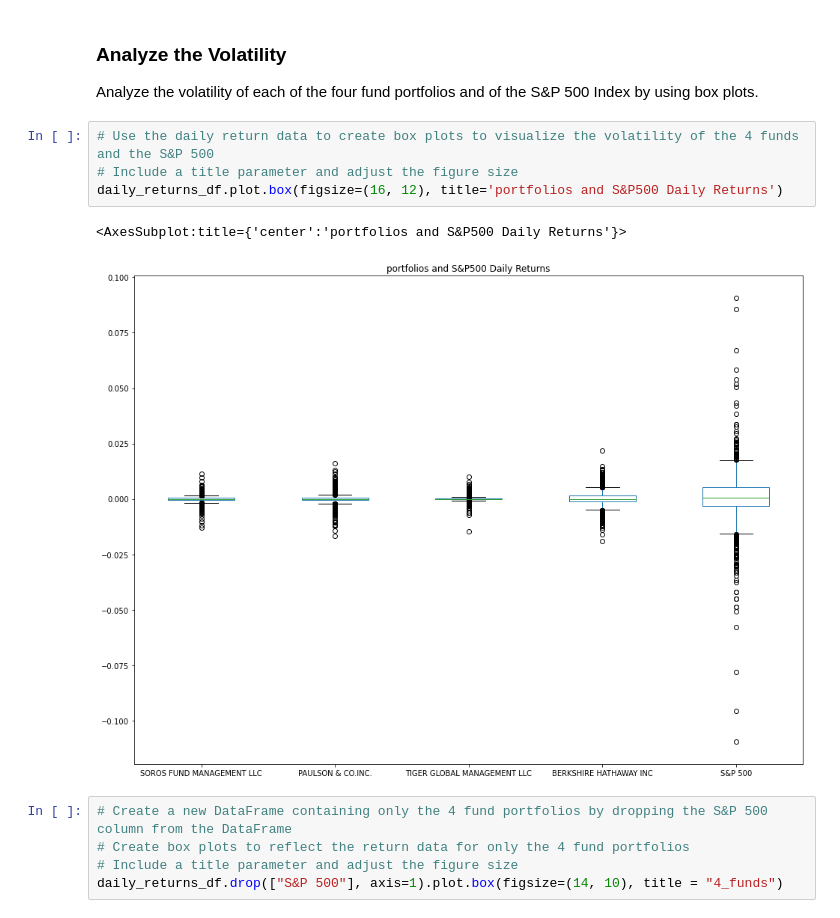
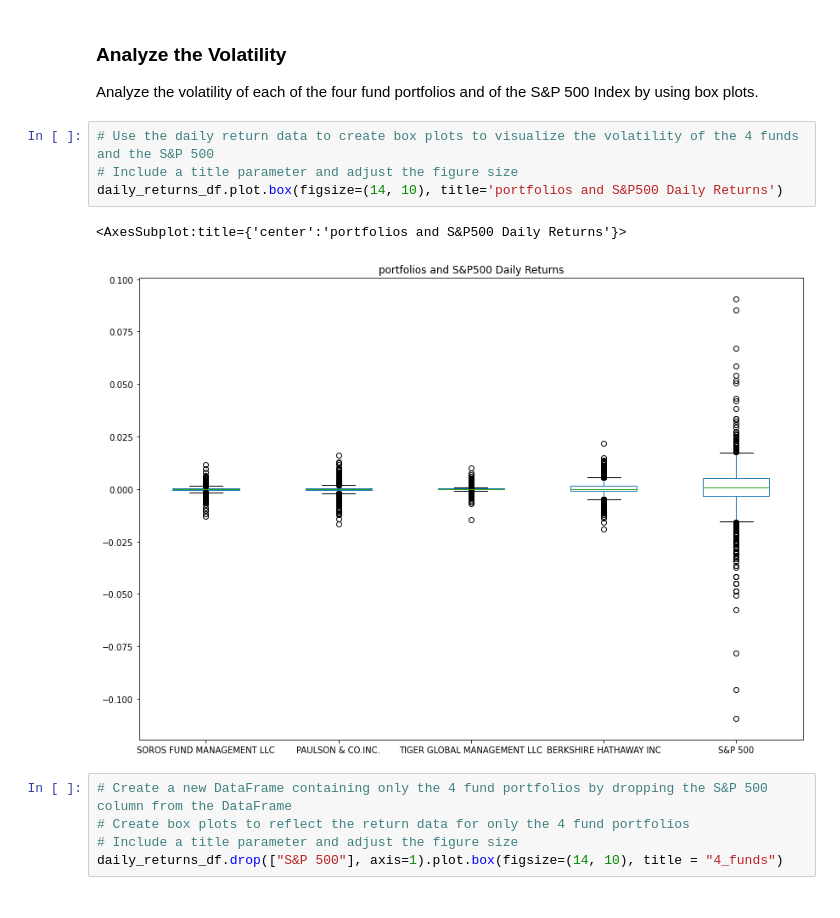
Before and after one commit to codan81/Risk-Return-Analysis-4-Investments, a Jupyter notebook: risk_return_analysis.ipynb, the cells around one changed output. Saved outputs shown, nothing was run; the diff lists cells and outputs as text.

```diff
--- a/risk_return_analysis.ipynb
+++ b/risk_return_analysis.ipynb
@@ -218,10 +207,10 @@ Analyze the volatility of each of the four fund portfolios and of the S&P 500 In
 # %%
 # Use the daily return data to create box plots to visualize the volatility of the 4 funds and the S&P 500
 # Include a title parameter and adjust the figure size
-daily_returns_df.plot.box(figsize=(16, 12), title='portfolios and S&P500 Daily Returns')
+daily_returns_df.plot.box(figsize=(14, 10), title='portfolios and S&P500 Daily Returns')
 # %% [output]
 <AxesSubplot:title={'center':'portfolios and S&P500 Daily Returns'}>
-[figure, old version]
+[figure, new version]
 # %%
 # Create a new DataFrame containing only the 4 fund portfolios by dropping the S&P 500 column from the DataFrame
 # Create box plots to reflect the return data for only the 4 fund portfolios
```
Also changed, not shown: parts of 29 cells of this notebook.
